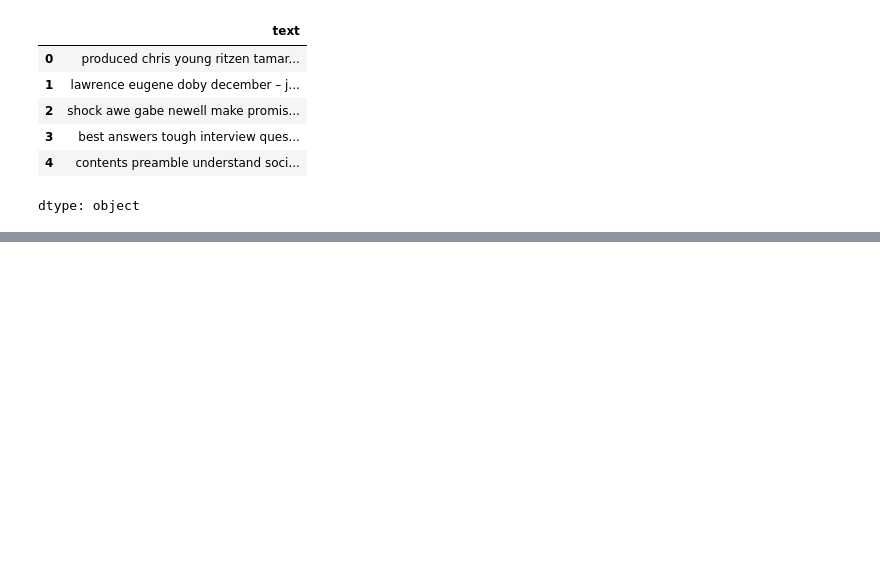
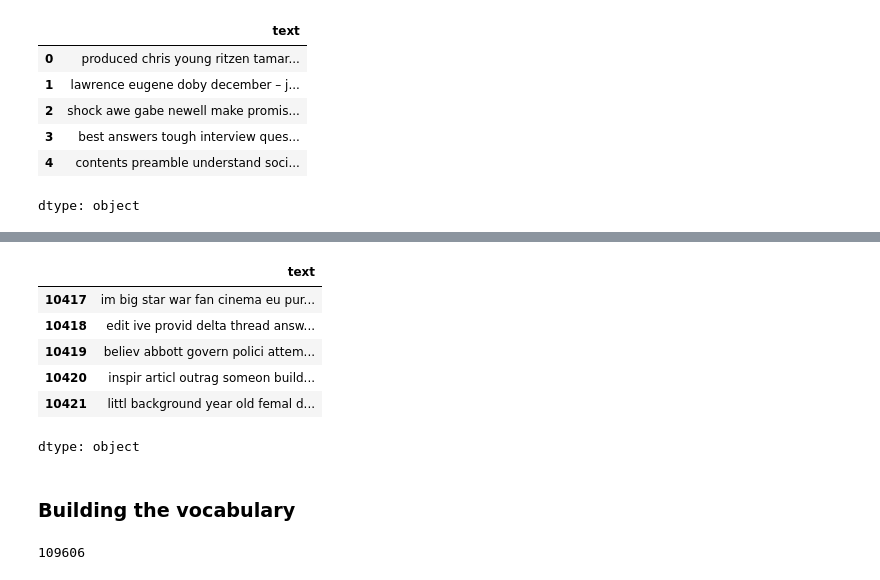
Before and after one commit to savindumahasen/AI-Detection-System-, a Jupyter notebook: Notebook.ipynb, the cells around one changed output, grey strips where cells are left out. Saved outputs shown, nothing was run; the diff lists cells and outputs as text; code cells hidden in the pictures; blank space fills up the shorter version.

Commit message:
Create the vocabulary

```diff
--- a/Notebook.ipynb
+++ b/Notebook.ipynb
@@ -245,0 +273,12 @@ dtype: object
+# %%
+from nltk.stem import WordNetLemmatizer
+from nltk.corpus import wordnet
+lemmertizer=WordNetLemmatizer()
+
+# Download required data once
+nltk.download('wordnet')
+nltk.download('omw-1.4')
+
+train_set["text"]=train_set["text"].apply(lambda x: " ".join(lemmertizer.lemmatize(x, pos='v') for x in x.split()))
+train_set['text'].tail()
+# %% [output]
@@ -245,0 +289,9 @@ dtype: object
+|  | text |
+| 10417 | im big star war fan cinema eu pur... |
+| 10418 | edit ive provid delta thread answ... |
+| 10419 | believ abbott govern polici attem... |
+| 10420 | inspir articl outrag someon build... |
+| 10421 | littl background year old femal d... |
+dtype: object
+# %% [markdown]
+### Building the vocabulary
@@ -245,0 +304,4 @@ dtype: object
+# %%
+len(vocab)
+# %% [output]
+109606
```
Also changed, not shown: parts of 8 cells of this notebook.
